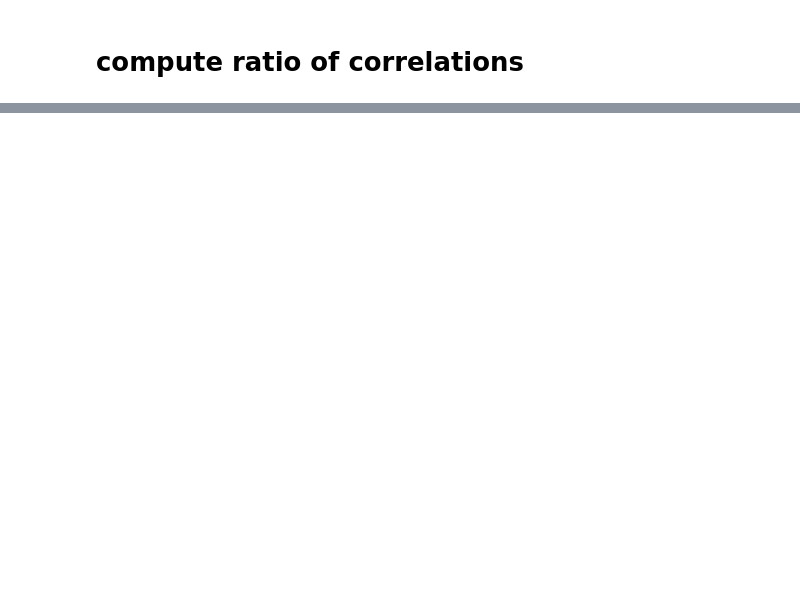
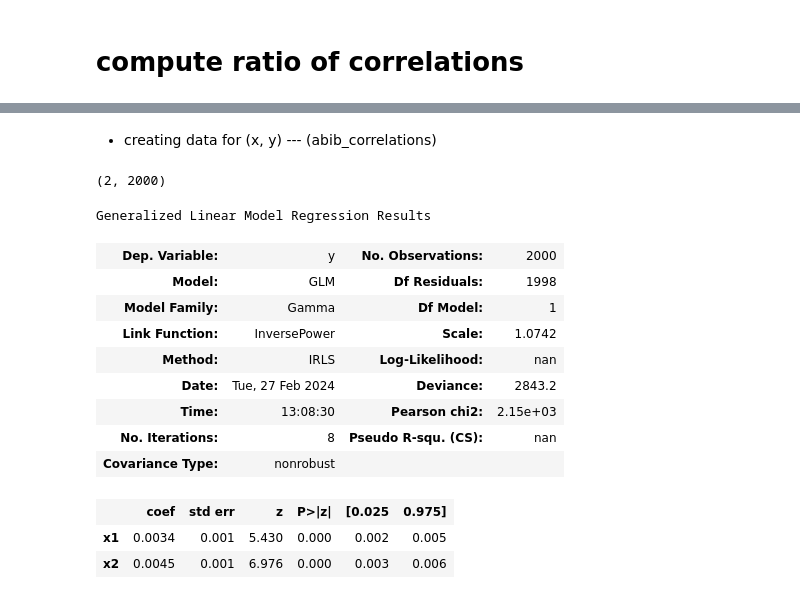
Before and after one commit to duutabib/local-gaucamole, a Jupyter notebook: notebooks/robustSigs/zebrafish_regressing_positions_labels.ipynb, the cells around one changed output, grey strips where cells are left out. Cells and saved outputs as stored; diff of their text form; code cells hidden in the pictures; blank space fills up the shorter version.

```diff
--- a/notebooks/robustSigs/zebrafish_regressing_positions_labels.ipynb
+++ b/notebooks/robustSigs/zebrafish_regressing_positions_labels.ipynb
@@ -1420,0 +834,35 @@ Text(0.5, 1.0, 'Position of ROIs')
+# %% [markdown]
+* creating data for (x, y) --- (abib_correlations)
+# %%
+position_list = list(map(lambda x0, y0: (x0,y0), x, y))
+abib_correlations
+position_arr = np.vstack((x, y))
+# %%
+abib_correlations.size
+position_arr.shape
+# %% [output]
+(2, 2000)
+# %%
+abib_pipeline_gamma = sm.GLM(abib_correlations,  position_arr.reshape(2000, -1), family=sm.families.Gamma())
+abib_pipeline_normal = sm.GLM(abib_correlations,  position_arr.reshape(2000, -1), family=sm.families.Gaussian())
+abib_pipeline_inv_normal = sm.GLM(abib_correlations,  position_arr.reshape(2000, -1), family=sm.families.inverseGaussian())
+# %%
+abib_pipeline_gamma_results = abib_pipeline_gamma.fit()
+abib_pipeline_normal_results = abib_pipeline_normal.fit()
+abib_pipeline_inv_normall_results = abib_pipeline_inv_normal.fit()
+# %%
+abib_pipeline_gamma_results.summary()
+# %% [output]
+Generalized Linear Model Regression Results
+| Dep. Variable: | y | No. Observations: | 2000 |
+| Model: | GLM | Df Residuals: | 1998 |
+| Model Family: | Gamma | Df Model: | 1 |
+| Link Function: | InversePower | Scale: | 1.0742 |
+| Method: | IRLS | Log-Likelihood: | nan |
+| Date: | Tue, 27 Feb 2024 | Deviance: | 2843.2 |
+| Time: | 13:08:30 | Pearson chi2: | 2.15e+03 |
+| No. Iterations: | 8 | Pseudo R-squ. (CS): | nan |
+| Covariance Type: | nonrobust |  |  |
+|  | coef | std err | z | P>|z| | [0.025 | 0.975] |
+| x1 | 0.0034 | 0.001 | 5.430 | 0.000 | 0.002 | 0.005 |
+| x2 | 0.0045 | 0.001 | 6.976 | 0.000 | 0.003 | 0.006 |
```
Also changed, not shown: parts of 100 cells of this notebook.
